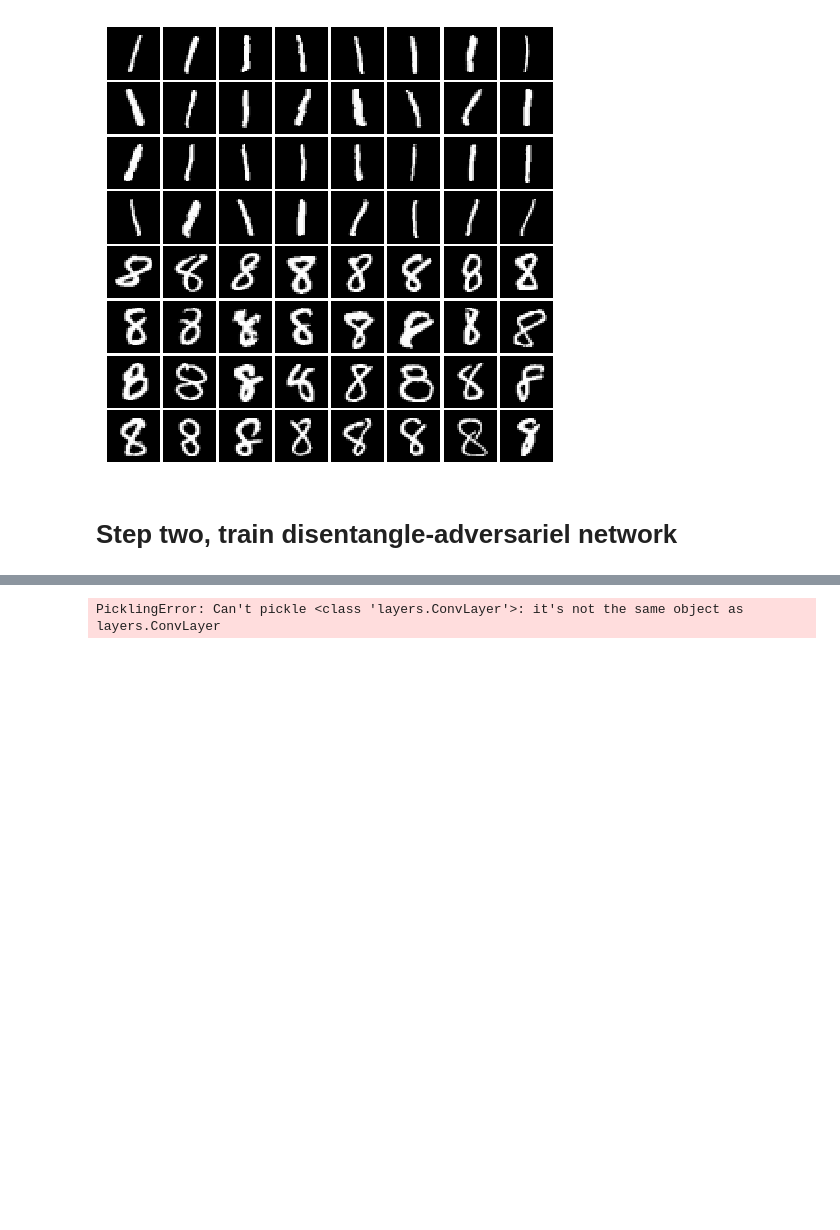
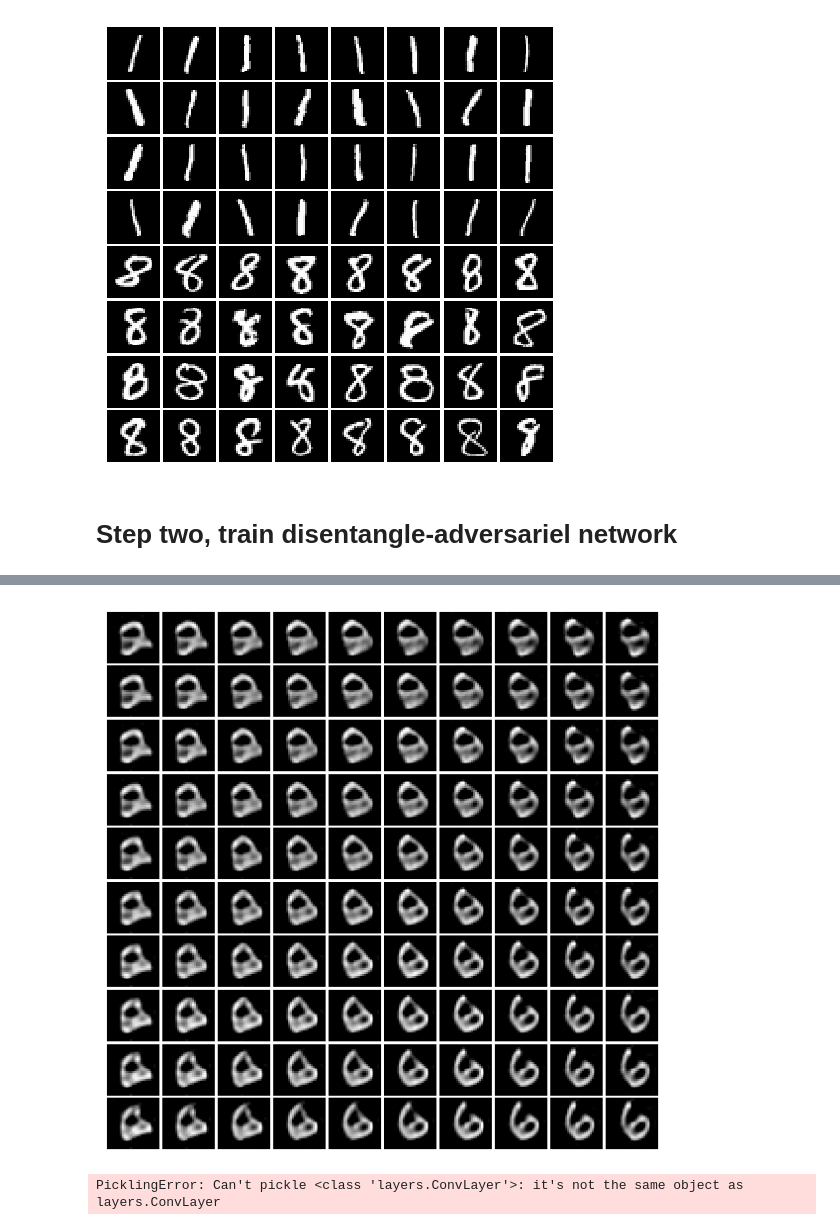
Before and after one commit to QhelDIV/Two-Step-Disentanglement-Method, a Jupyter notebook: DisAdvNet.ipynb, the cells around one changed output, grey strips where cells are left out. Drawn from its saved outputs; the diff is of its cells as text; code cells hidden in the pictures; blank space fills up the shorter version.

```diff
--- a/DisAdvNet.ipynb
+++ b/DisAdvNet.ipynb
@@ -233,3 +236,7 @@ progress: 0.11, lastes loss, recon:0.0384, disent:-0.1919, adv:2.3026
+# %%
+solver.show_interpolated(10)
+# %% [output]
+[figure, added]
 # %%
 from copy import deepcopy
 z_enc_back2 = deepcopy(z_enc)
```
Also changed, not shown: parts of 12 cells of this notebook, 6 other files.
